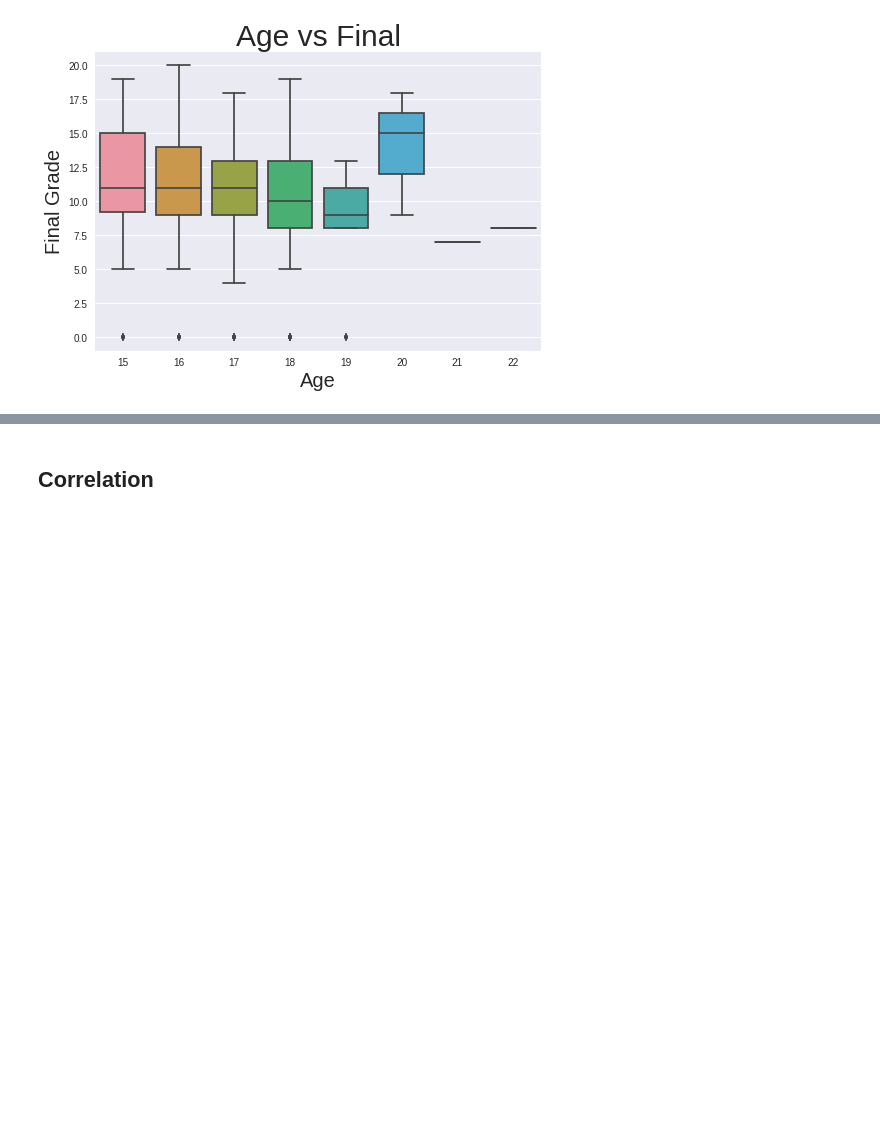
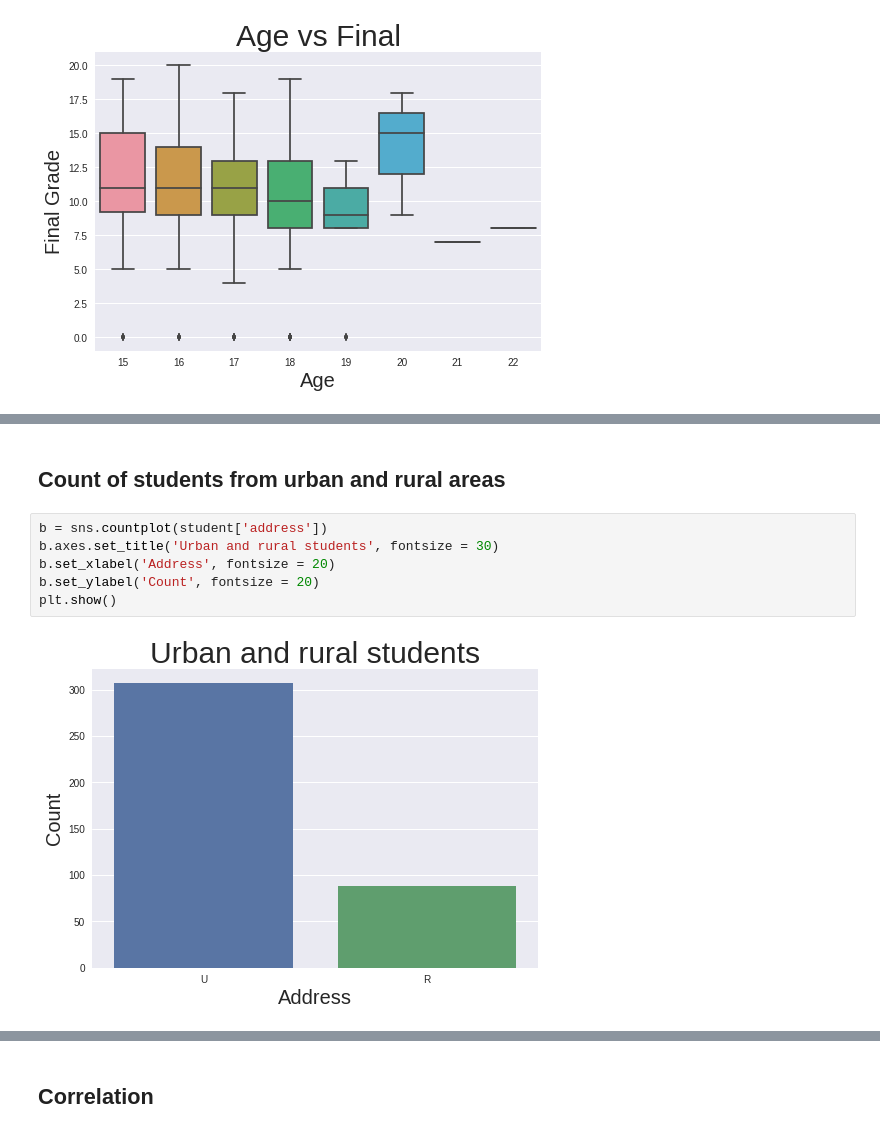
Before and after one commit to dipam7/Data_science, a Jupyter notebook: student_grade.ipynb, the cells around one changed output, grey strips where cells are left out. Cells and saved outputs as stored; diff of their text form; blank space fills up the shorter version.

```diff
--- a/student_grade.ipynb
+++ b/student_grade.ipynb
@@ -181,0 +172,10 @@ We see that age 20 has only 3 data points hence the inconsistency in statistics.
+# %% [markdown]
+## Count of students from urban and rural areas
+# %%
+b = sns.countplot(student['address'])
+b.axes.set_title('Urban and rural students', fontsize = 30)
+b.set_xlabel('Address', fontsize = 20)
+b.set_ylabel('Count', fontsize = 20)
+plt.show()
+# %% [output]
+[figure, added]
```
Also changed, not shown: parts of 18 cells of this notebook.
